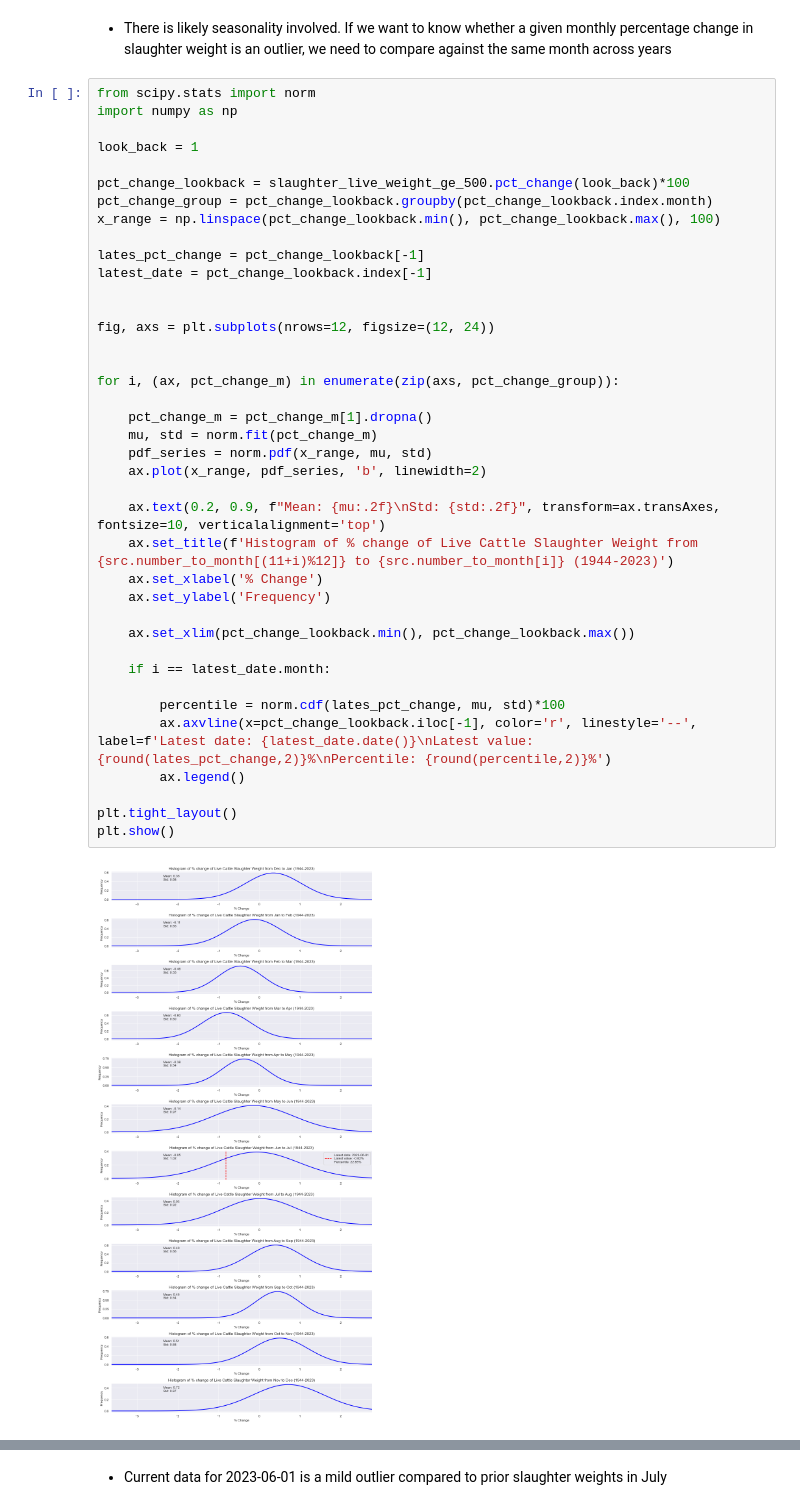
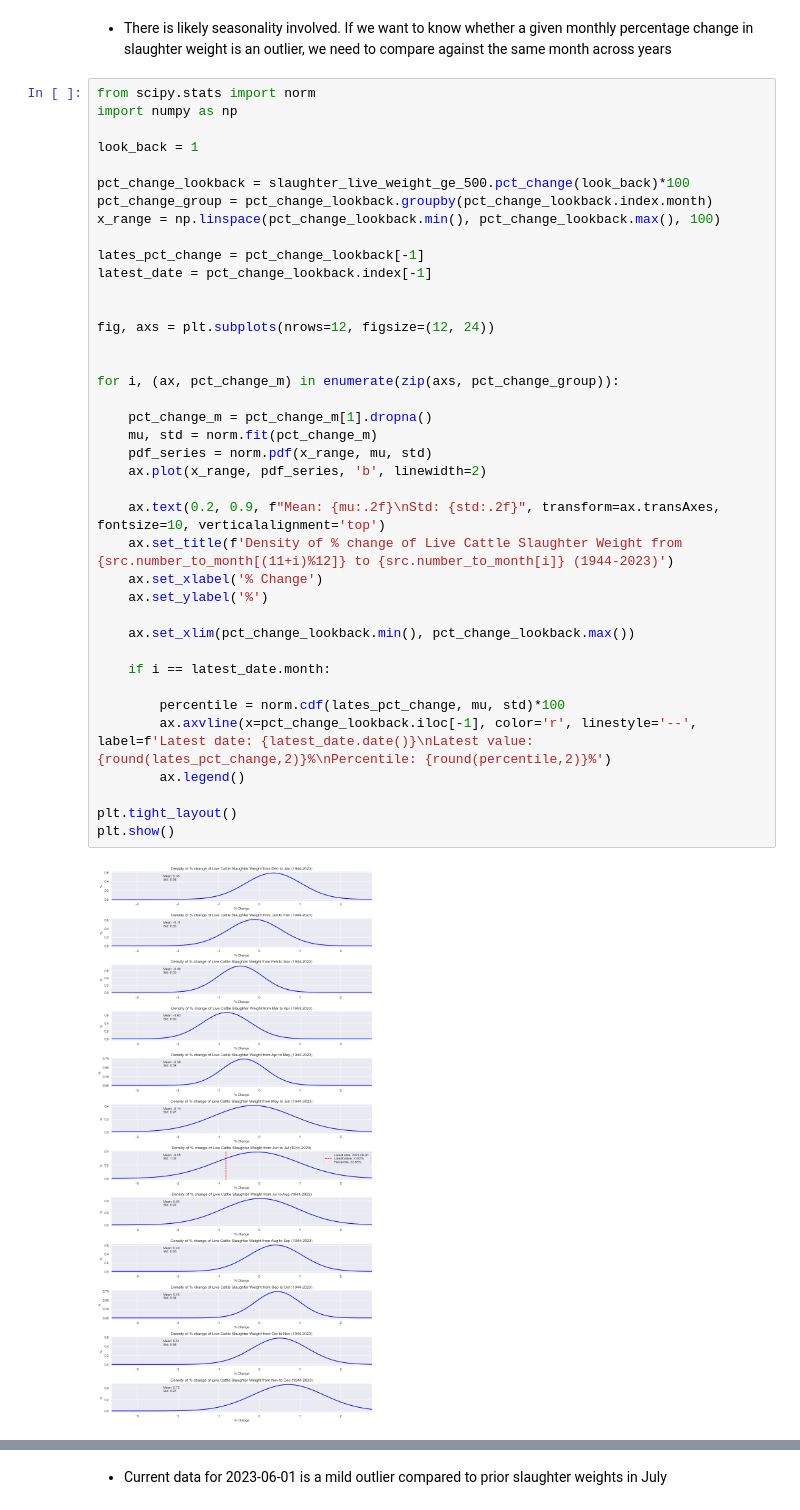
Before and after one commit to EricOstr/live_cattle, a Jupyter notebook: analysis/slaughter_weight.ipynb, the cells around one changed output, grey strips where cells are left out. Drawn from its saved outputs; the diff is of its cells as text.

```diff
--- a/analysis/slaughter_weight.ipynb
+++ b/analysis/slaughter_weight.ipynb
@@ -61,35 +57,35 @@ pct_change_group = pct_change_lookback.groupby(pct_change_lookback.index.month)
 x_range = np.linspace(pct_change_lookback.min(), pct_change_lookback.max(), 100)
 
 lates_pct_change = pct_change_lookback[-1]
 latest_date = pct_change_lookback.index[-1]
 
 
 fig, axs = plt.subplots(nrows=12, figsize=(12, 24))
 
 
 for i, (ax, pct_change_m) in enumerate(zip(axs, pct_change_group)):
 
     pct_change_m = pct_change_m[1].dropna()
     mu, std = norm.fit(pct_change_m)
     pdf_series = norm.pdf(x_range, mu, std)
     ax.plot(x_range, pdf_series, 'b', linewidth=2)
 
     ax.text(0.2, 0.9, f"Mean: {mu:.2f}\nStd: {std:.2f}", transform=ax.transAxes, fontsize=10, verticalalignment='top')
-    ax.set_title(f'Histogram of % change of Live Cattle Slaughter Weight from {src.number_to_month[(11+i)%12]} to {src.number_to_month[i]} (1944-2023)')
+    ax.set_title(f'Density of % change of Live Cattle Slaughter Weight from {src.number_to_month[(11+i)%12]} to {src.number_to_month[i]} (1944-2023)')
     ax.set_xlabel('% Change')
-    ax.set_ylabel('Frequency')
+    ax.set_ylabel('%')
 
     ax.set_xlim(pct_change_lookback.min(), pct_change_lookback.max())
 
     if i == latest_date.month:
 
         percentile = norm.cdf(lates_pct_change, mu, std)*100
         ax.axvline(x=pct_change_lookback.iloc[-1], color='r', linestyle='--', label=f'Latest date: {latest_date.date()}\nLatest value: {round(lates_pct_change,2)}%\nPercentile: {round(percentile,2)}%')
         ax.legend()
 
 plt.tight_layout()
 plt.show()
 # %% [output]
-[figure, old version]
+[figure, new version]
 # %% [markdown]
 - Seems to be seasonality in the percentage change in slaughter weight across months
```
Also changed, not shown: parts of 13 cells of this notebook, 1 other file.
